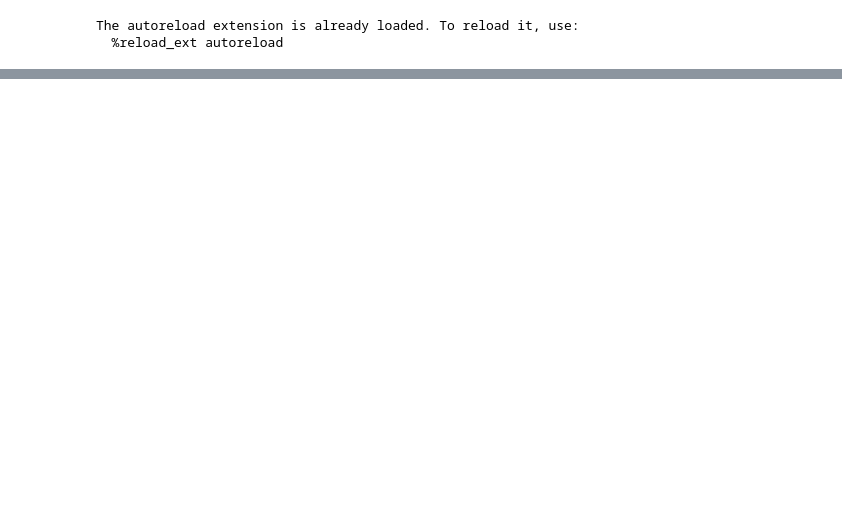
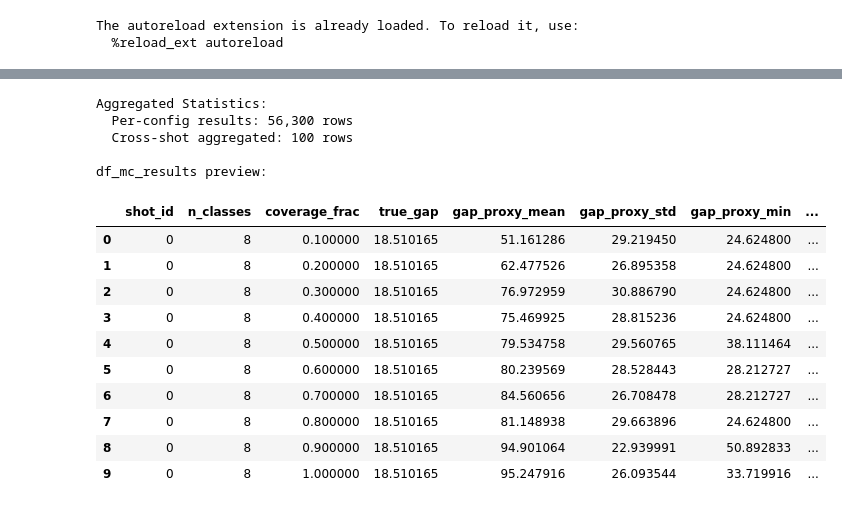
Before and after one commit to NOT4LONG01/soft-info-code-switch, a Jupyter notebook: simulations/analysis/notebooks/bb_exhaustive_correlation_analysis.ipynb, the cells around one changed output, grey strips where cells are left out. Drawn from its saved outputs; the diff is of its cells as text; code cells hidden in the pictures; blank space fills up the shorter version.

```diff
--- a/simulations/analysis/notebooks/bb_exhaustive_correlation_analysis.ipynb
+++ b/simulations/analysis/notebooks/bb_exhaustive_correlation_analysis.ipynb
@@ -1059,0 +1101,56 @@ Errors per shot: 4095
+# %%
+# ==============================================================================
+# Compute Aggregated Statistics from Raw MC Data
+# ==============================================================================
+
+# Compute derived metrics for each sample
+df_mc_raw["gap_ratio"] = df_mc_raw["gap_proxy"] / df_mc_raw["true_gap"]
+df_mc_raw["abs_error"] = np.abs(df_mc_raw["gap_proxy"] - df_mc_raw["true_gap"])
+
+# Aggregate per (shot_id, n_classes, coverage_frac)
+df_mc_results = df_mc_raw.groupby(["shot_id", "n_classes", "coverage_frac"]).agg(
+    true_gap=("true_gap", "first"),
+    gap_proxy_mean=("gap_proxy", "mean"),
+    gap_proxy_std=("gap_proxy", "std"),
+    gap_proxy_min=("gap_proxy", "min"),
+    gap_proxy_max=("gap_proxy", "max"),
+    gap_ratio_mean=("gap_ratio", "mean"),
+    gap_ratio_std=("gap_ratio", "std"),
+    gap_ratio_min=("gap_ratio", "min"),
+    gap_ratio_max=("gap_ratio", "max"),
+    abs_error_mean=("abs_error", "mean"),
+    abs_error_std=("abs_error", "std"),
+    abs_error_min=("abs_error", "min"),
+    abs_error_max=("abs_error", "max"),
+).reset_index()
+
+# Aggregate across shots for visualization
+df_aggregated = df_mc_results.groupby(["n_classes", "coverage_frac"]).agg({
+    "gap_ratio_mean": "mean",
+    "gap_ratio_std": "mean",  # Average of per-shot stds
+    "abs_error_mean": "mean",
+    "abs_error_std": "mean",  # Average of per-shot stds
+}).reset_index()
+
+print("Aggregated Statistics:")
+print(f"  Per-config results: {len(df_mc_results):,} rows")
+print(f"  Cross-shot aggregated: {len(df_aggregated):,} rows")
+print(f"\ndf_mc_results preview:")
+df_mc_results.head(10)
+# %% [output]
+Aggregated Statistics:
+  Per-config results: 56,300 rows
+  Cross-shot aggregated: 100 rows
+
+df_mc_results preview:
+|  | shot_id | n_classes | coverage_frac | true_gap | gap_proxy_mean | gap_proxy_std | gap_proxy_min | ... |
+| 0 | 0 | 8 | 0.100000 | 18.510165 | 51.161286 | 29.219450 | 24.624800 | ... |
+| 1 | 0 | 8 | 0.200000 | 18.510165 | 62.477526 | 26.895358 | 24.624800 | ... |
+| 2 | 0 | 8 | 0.300000 | 18.510165 | 76.972959 | 30.886790 | 24.624800 | ... |
+| 3 | 0 | 8 | 0.400000 | 18.510165 | 75.469925 | 28.815236 | 24.624800 | ... |
+| 4 | 0 | 8 | 0.500000 | 18.510165 | 79.534758 | 29.560765 | 38.111464 | ... |
+| 5 | 0 | 8 | 0.600000 | 18.510165 | 80.239569 | 28.528443 | 28.212727 | ... |
+| 6 | 0 | 8 | 0.700000 | 18.510165 | 84.560656 | 26.708478 | 28.212727 | ... |
+| 7 | 0 | 8 | 0.800000 | 18.510165 | 81.148938 | 29.663896 | 24.624800 | ... |
+| 8 | 0 | 8 | 0.900000 | 18.510165 | 94.901064 | 22.939991 | 50.892833 | ... |
+| 9 | 0 | 8 | 1.000000 | 18.510165 | 95.247916 | 26.093544 | 33.719916 | ... |
```
Also changed, not shown: parts of 48 cells of this notebook, 1 other file.
